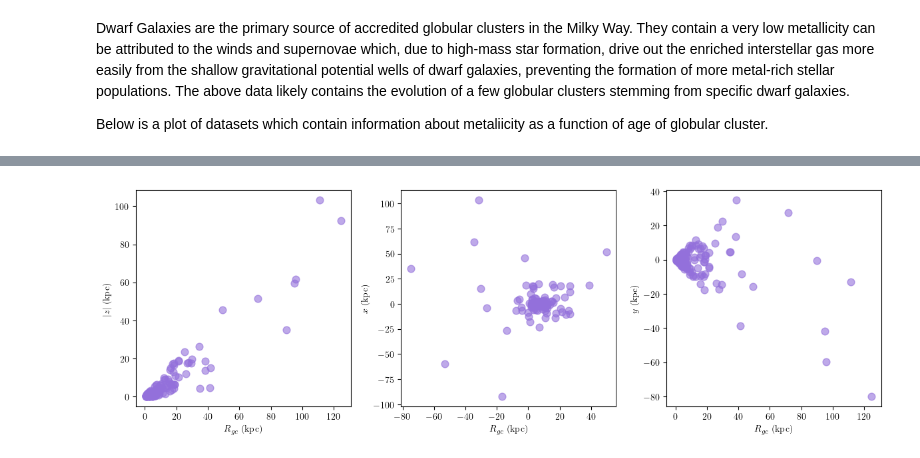
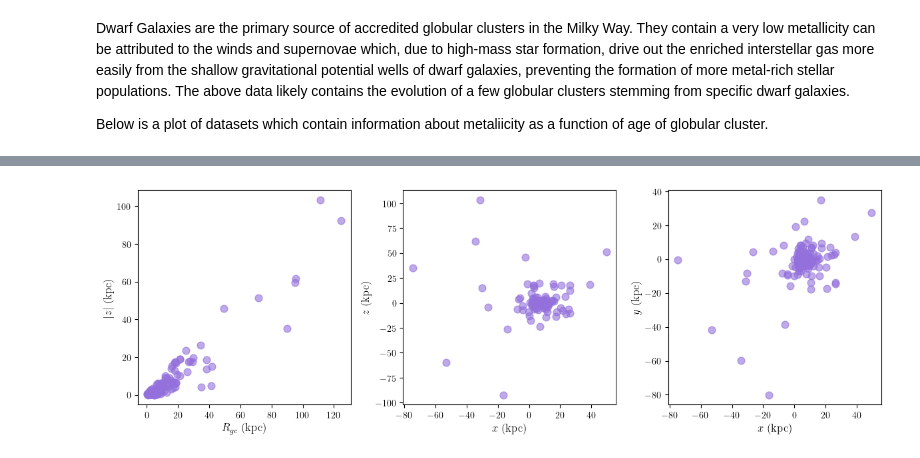
Before and after one commit to sleepdepr1ved/PHYS3116_Team, a Jupyter notebook: PHYS3116_Hassan.ipynb, the cells around one changed output, grey strips where cells are left out. Saved outputs shown, nothing was run; the diff lists cells and outputs as text; code cells hidden in the pictures.

```diff
--- a/PHYS3116_Hassan.ipynb
+++ b/PHYS3116_Hassan.ipynb
@@ -60,34 +61,34 @@ Dynamical Data
 # %%
+import pandas as pd
+import matplotlib.pyplot as plt
+
 harris = pd.read_csv(r"C:\Users\HassanNoun\OneDrive - UNSW\Desktop\PHYS3116\Group Assessment\GitHubClone_PHYS3116\PHYS3116_Team\HarrisPartI.csv")
 
-## Extracting key spatial coordinates
+# Extracting key spatial coordinates
 R = harris["R_gc"]
 X = harris["X"]
 Y = harris["Y"]
 Z = harris["Z"]
 
 # Create subplots
 fig, axes = plt.subplots(1, 3, figsize=(12, 4))
 
 # R vs |Z|
 axes[0].scatter(R, abs(Z), c='mediumpurple', alpha=0.6, s=60)
-axes[0].set_xlabel("$R_{gc}$ (kpc)")
-axes[0].set_ylabel("$|z|$ (kpc)")
-#axes[0].set_title("R vs |Z|")
+axes[0].set_xlabel(r"$R_{gc}$ (kpc)", fontsize=12)
+axes[0].set_ylabel(r"$|z|$ (kpc)", fontsize=12)
 
-# R vs X
+# X vs Z
 axes[1].scatter(X, Z, c='mediumpurple', alpha=0.6, s=60)
-axes[1].set_xlabel("$R_{gc}$ (kpc)")
-axes[1].set_ylabel("$x$ (kpc)")
-#axes[1].set_title("R vs X")
+axes[1].set_xlabel(r"$x$ (kpc)", fontsize=12)
+axes[1].set_ylabel(r"$z$ (kpc)", fontsize=12)
 
-# R vs Y
-axes[2].scatter(R, Y, c='mediumpurple', alpha=0.6, s=60)
-axes[2].set_xlabel("$R_{gc}$ (kpc)")
-axes[2].set_ylabel("$y$ (kpc)")
-#axes[2].set_title("R vs Y")
+# X vs Y
+axes[2].scatter(X, Y, c='mediumpurple', alpha=0.6, s=60)
+axes[2].set_xlabel(r"$x$ (kpc)", fontsize=12)
+axes[2].set_ylabel(r"$y$ (kpc)", fontsize=12)
 
 plt.tight_layout()
 plt.show()
 # %% [output]
-[figure, old version]
+[figure, new version]
```
Also changed, not shown: parts of 6 cells of this notebook.
